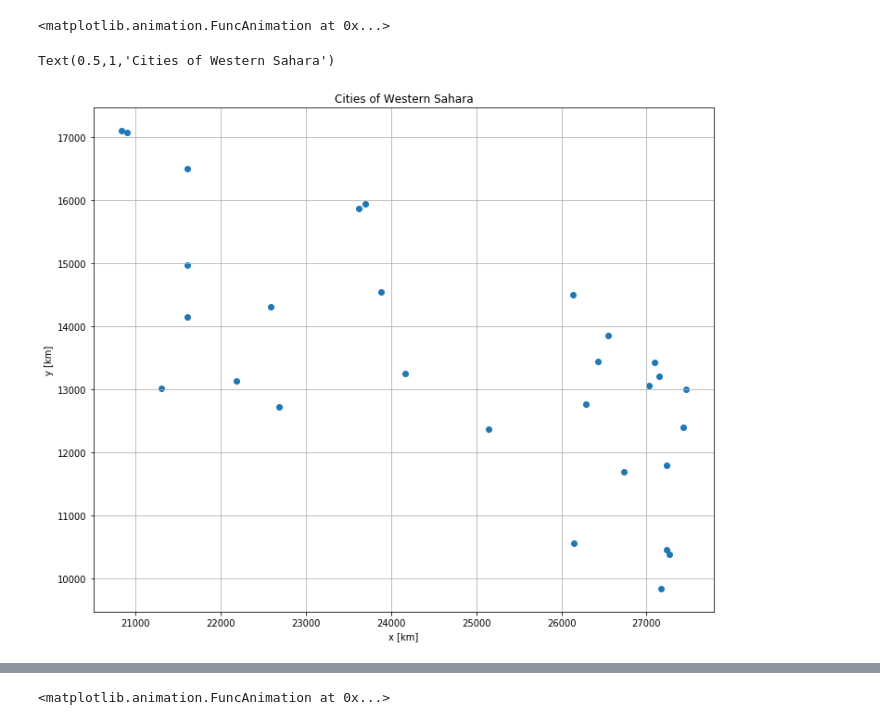
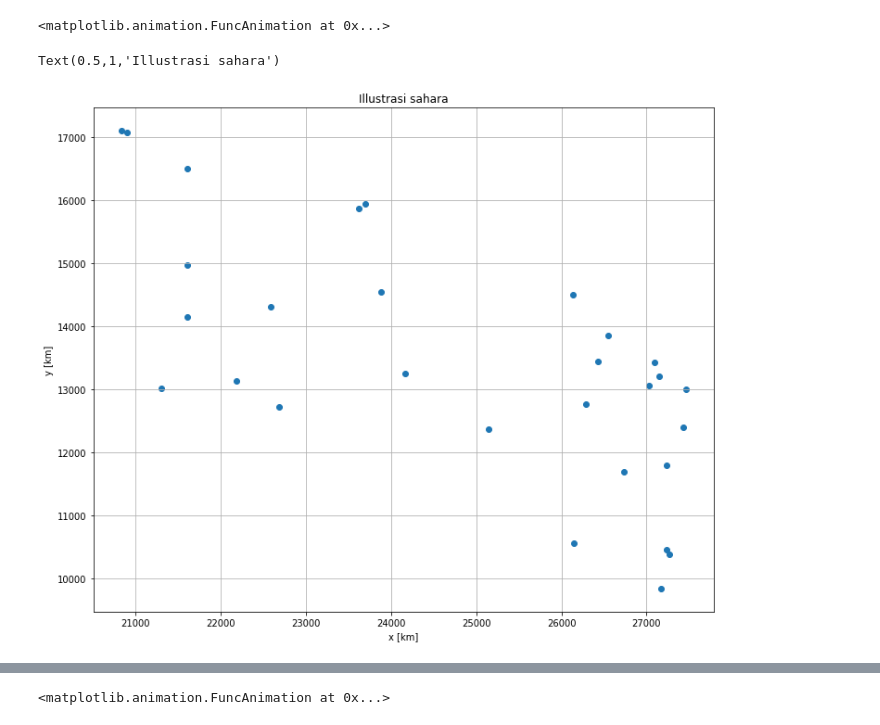
Before and after one commit to zavliju/artificial-hatchi-colony, a Jupyter notebook: artificial-hatchi-colony.ipynb, the cells around one changed output, grey strips where cells are left out. Cells and saved outputs as stored; diff of their text form; code cells hidden in the pictures.

```diff
--- a/artificial-hatchi-colony.ipynb
+++ b/artificial-hatchi-colony.ipynb
@@ -126,12 +124,12 @@ f.close()
 # %%
 fig = plt.figure(figsize=(12,10))
 plt.scatter(cities[:,1],cities[:,2])
 plt.xlabel('x [km]')
 plt.ylabel('y [km]')
 plt.grid()
-plt.title('Cities of Western Sahara')
+plt.title('Illustrasi sahara')
 # %% [output]
-Text(0.5,1,'Cities of Western Sahara')
+Text(0.5,1,'Illustrasi sahara')
-[figure, old version]
+[figure, new version]
 # %%
 def evaluator(path,cities=cities):
```
Also changed, not shown: parts of 8 cells of this notebook.
